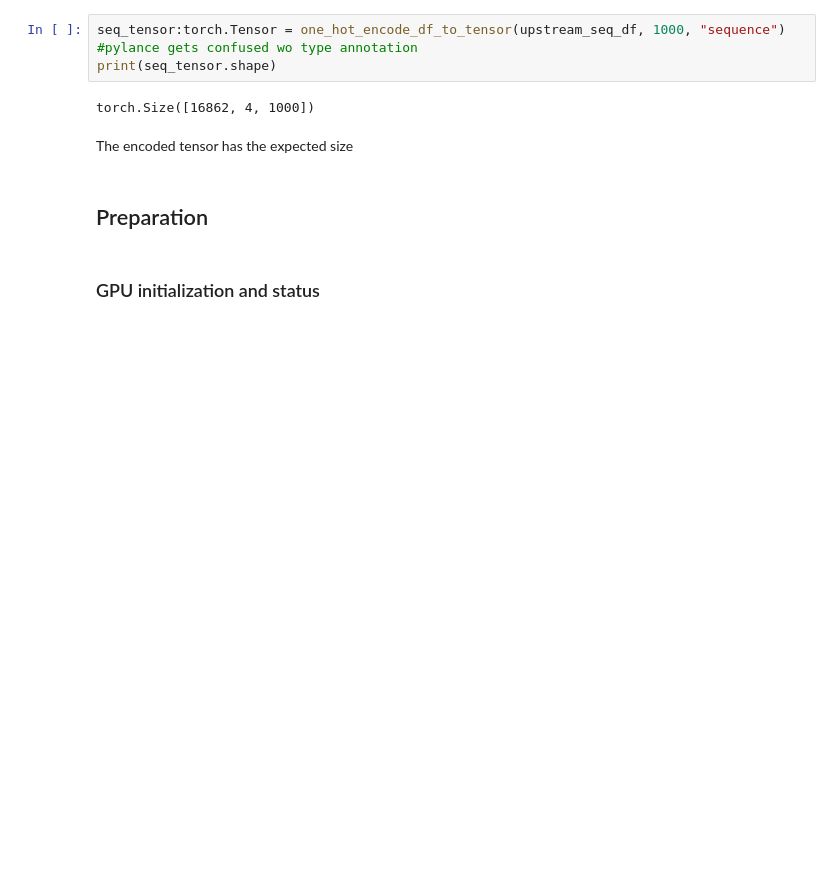
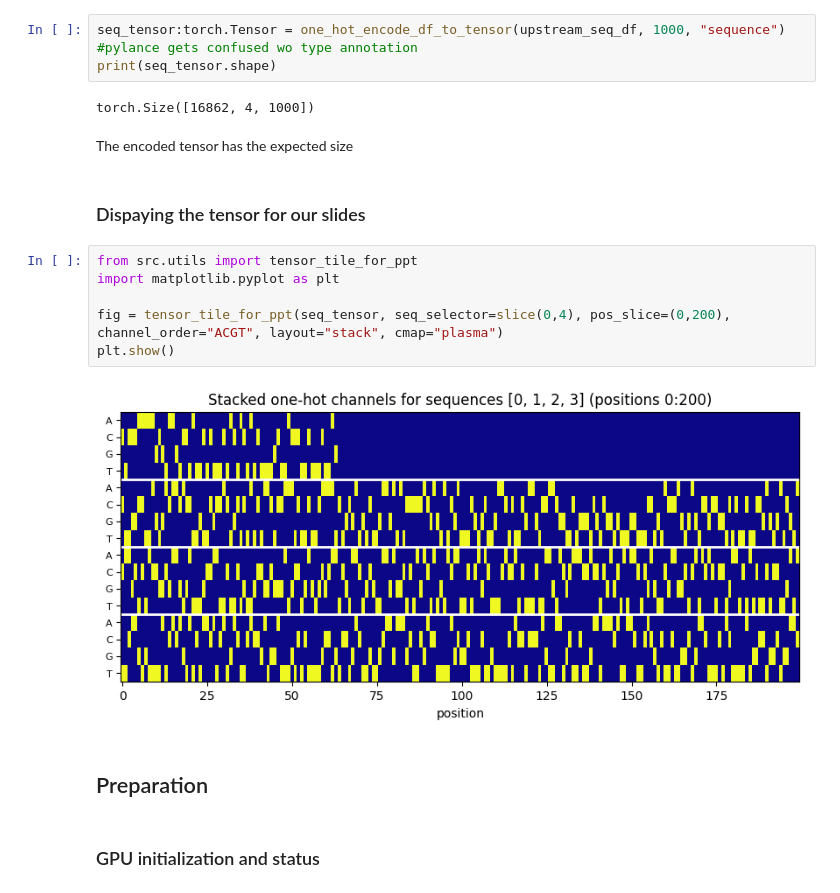
Before and after one commit to Lebimle/27460_synthetic_promoters, a Jupyter notebook: notebooks/synthetic_promoter_generation.ipynb, the cells around one changed output. Cells and saved outputs as stored; diff of their text form; blank space fills up the shorter version.

Commit message:
added visualization of tensor

```diff
--- a/notebooks/synthetic_promoter_generation.ipynb
+++ b/notebooks/synthetic_promoter_generation.ipynb
@@ -48,6 +48,16 @@ print(seq_tensor.shape)
 torch.Size([16862, 4, 1000])
 # %% [markdown]
 The encoded tensor has the expected size
+# %% [markdown]
+### Dispaying the tensor for our slides
+# %%
+from src.utils import tensor_tile_for_ppt
+import matplotlib.pyplot as plt
+
+fig = tensor_tile_for_ppt(seq_tensor, seq_selector=slice(0,4), pos_slice=(0,200), channel_order="ACGT", layout="stack", cmap="plasma")
+plt.show()
+# %% [output]
+[figure, added]
 # %% [markdown]
 ## Preparation
 # %% [markdown]
```
Also changed, not shown: 1 other file.
